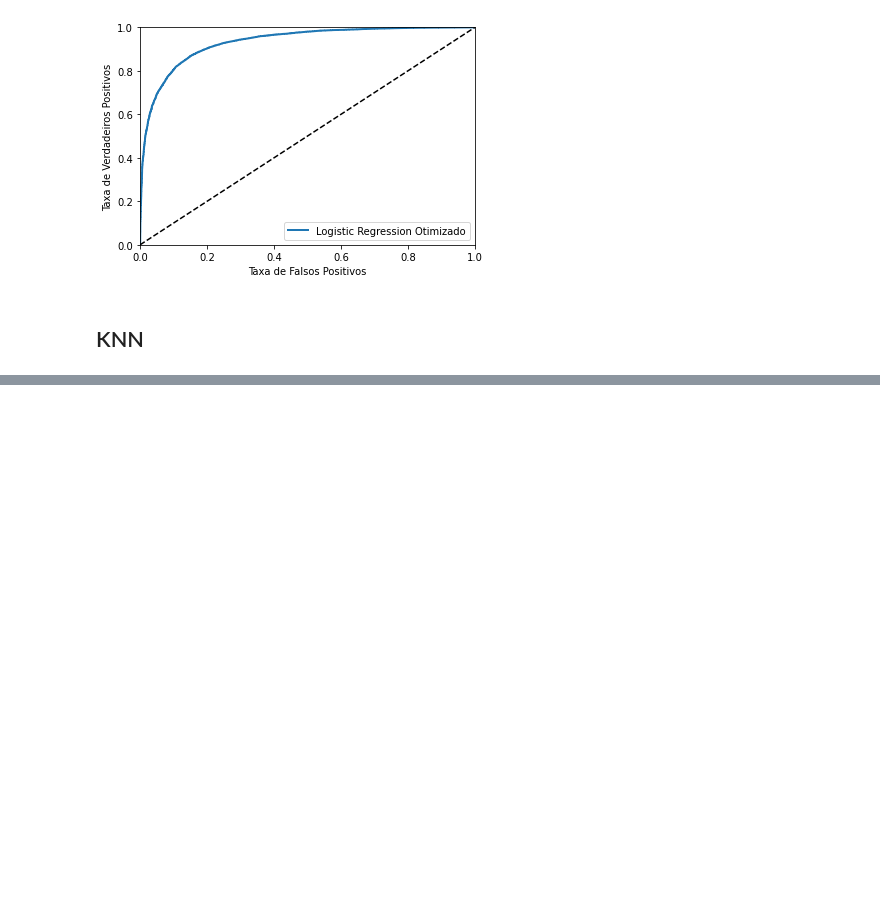
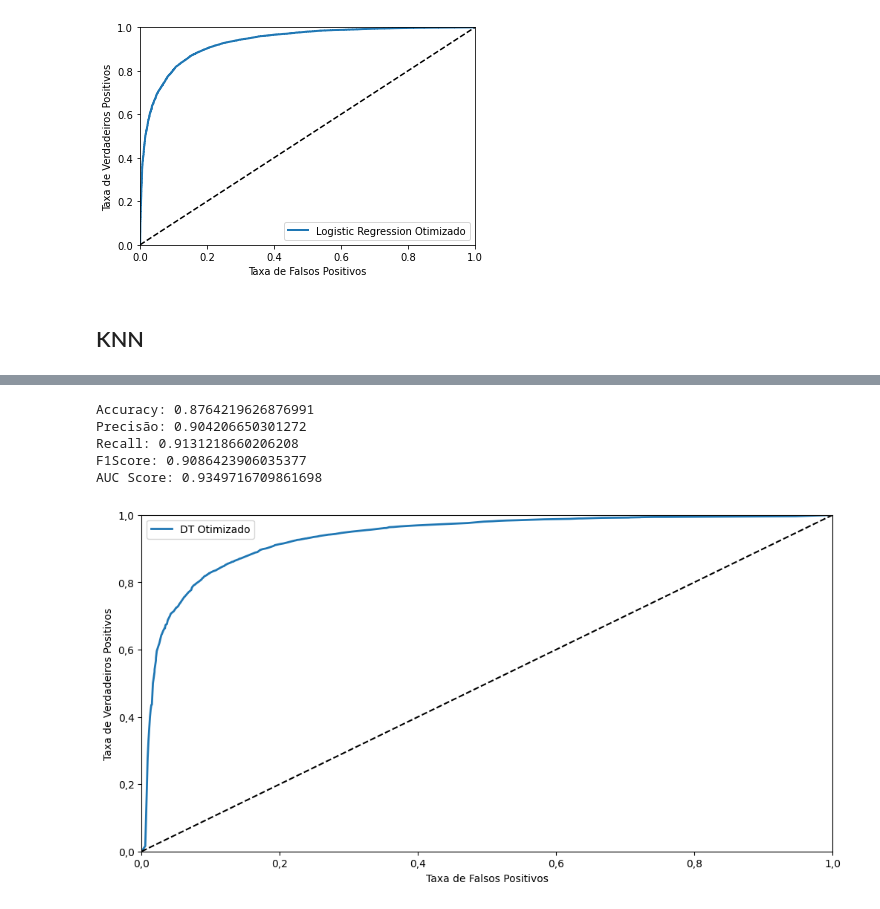
Before and after one commit to mrelero/machine-learning-anatel-database, a Jupyter notebook: ML_Techs/paper-enegep.ipynb, the cells around one changed output, grey strips where cells are left out. Saved outputs shown, nothing was run; the diff lists cells and outputs as text; code cells hidden in the pictures; blank space fills up the shorter version.

```diff
--- a/ML_Techs/paper-enegep.ipynb
+++ b/ML_Techs/paper-enegep.ipynb
@@ -426,3 +406,31 @@ AUC Score: 0.9327057948334627
+# %%
+dt_clf_search.fit(X_train, y_train)
+y_pred = dt_clf_search.predict(X_test)
+y_pred_prob = dt_clf_search.predict_proba(X_test)
+y_pred_prob = y_pred_prob[:, 1]
+
+print("Accuracy:",metrics.accuracy_score(y_test, y_pred))
+cmKNN = confusion_matrix(y_test, y_pred)
+
+pKNN = precision_score(y_test,y_pred)
+rKNN = recall_score(y_test,y_pred)
+F1KNN = f1_score(y_test, y_pred)
+print("Precisão:", pKNN)
+print("Recall:", rKNN)
+print("F1Score:", F1KNN)
+fprKNN, tprKNN, threshold_KNN = roc_curve(y_test,y_pred_prob)
+plot_roc_curve(fprKNN,tprKNN,  "DT Otimizado")
+
+aucKNN = roc_auc_score(y_test,y_pred_prob)
+
+print("AUC Score:",aucKNN)
+# %% [output]
+Accuracy: 0.8764219626876991
+Precisão: 0.904206650301272
+Recall: 0.9131218660206208
+F1Score: 0.9086423906035377
+AUC Score: 0.9349716709861698
+[figure, added]
 # %% [markdown]
 # Free Notes
 
```
Also changed, not shown: parts of 18 cells of this notebook.
